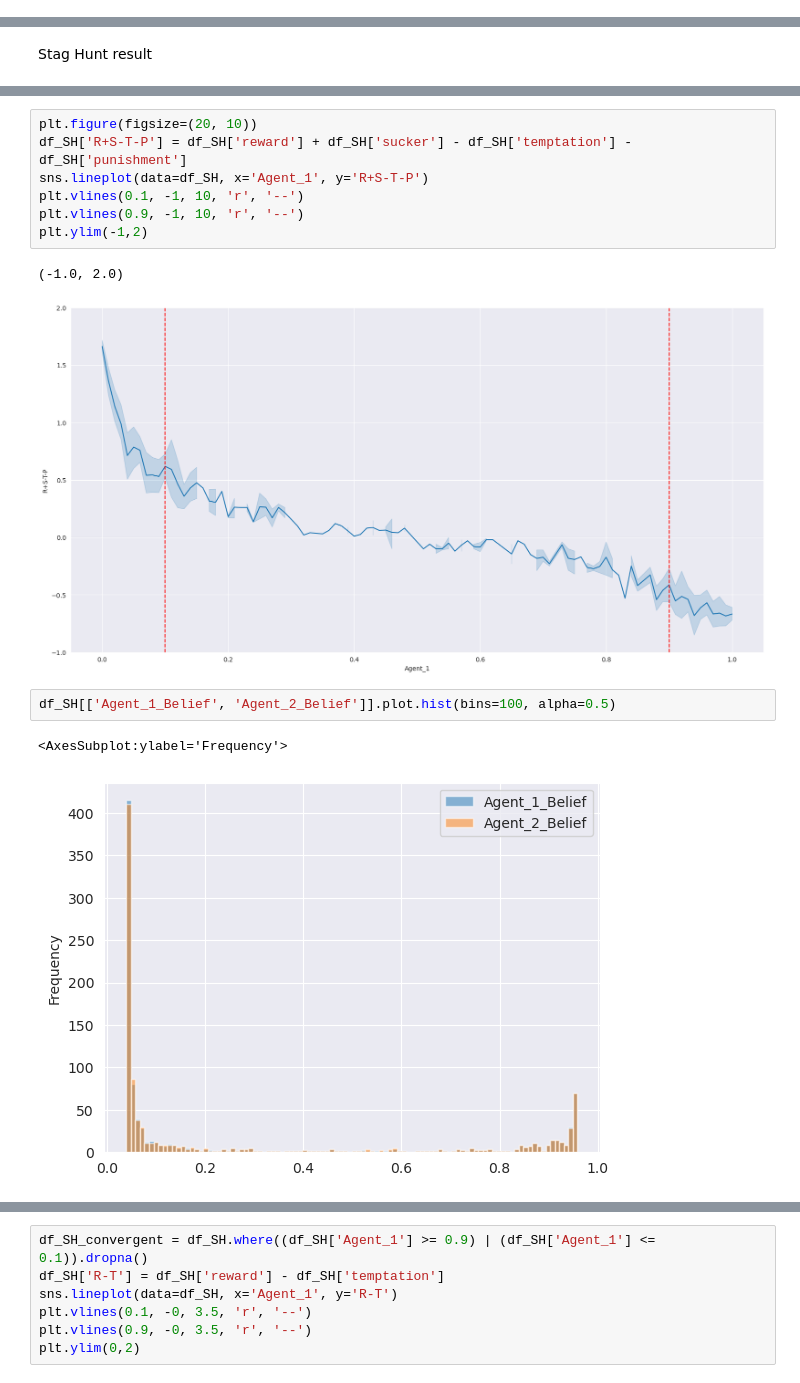
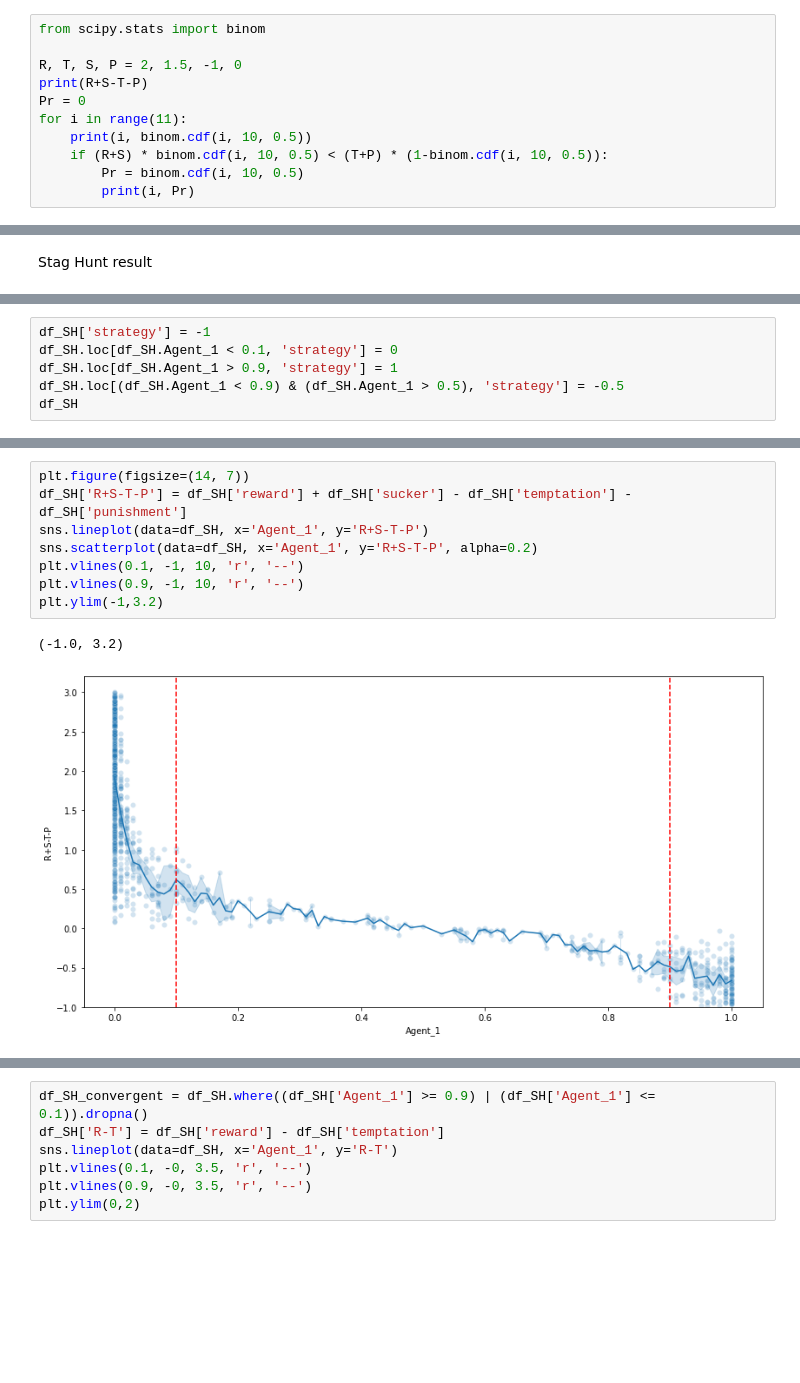
Before and after one commit to HarryZhangHH/EpisodicDRQN, a Jupyter notebook: fictitious_play_experiment.ipynb, the cells around one changed output, grey strips where cells are left out. Saved outputs shown, nothing was run; the diff lists cells and outputs as text; blank space fills up the shorter version.

```diff
--- a/fictitious_play_experiment.ipynb
+++ b/fictitious_play_experiment.ipynb
@@ -21,3 +22,14 @@ N_EPISODES = 100
 EPOCH = 100
 seed = 42
 np.random.seed(seed)
+# %%
+from scipy.stats import binom
+
+R, T, S, P = 2, 1.5, -1, 0
+print(R+S-T-P)
+Pr = 0
+for i in range(11):
+    print(i, binom.cdf(i, 10, 0.5))
+    if (R+S) * binom.cdf(i, 10, 0.5) < (T+P) * (1-binom.cdf(i, 10, 0.5)):
+        Pr = binom.cdf(i, 10, 0.5)
+        print(i, Pr)
@@ -147,0 +220,6 @@ df_SH[['Agent_1', 'Agent_2']].plot.hist(bins=100, alpha=0.5)
+# %%
+df_SH['strategy'] = -1
+df_SH.loc[df_SH.Agent_1 < 0.1, 'strategy'] = 0
+df_SH.loc[df_SH.Agent_1 > 0.9, 'strategy'] = 1
+df_SH.loc[(df_SH.Agent_1 < 0.9) & (df_SH.Agent_1 > 0.5), 'strategy'] = -0.5
+df_SH
@@ -148,15 +299,11 @@ df_SH[['Agent_1', 'Agent_2']].plot.hist(bins=100, alpha=0.5)
 # %%
-plt.figure(figsize=(20, 10))
+plt.figure(figsize=(14, 7))
 df_SH['R+S-T-P'] = df_SH['reward'] + df_SH['sucker'] - df_SH['temptation'] - df_SH['punishment']
 sns.lineplot(data=df_SH, x='Agent_1', y='R+S-T-P')
+sns.scatterplot(data=df_SH, x='Agent_1', y='R+S-T-P', alpha=0.2)
 plt.vlines(0.1, -1, 10, 'r', '--')
 plt.vlines(0.9, -1, 10, 'r', '--')
-plt.ylim(-1,2)
+plt.ylim(-1,3.2)
 # %% [output]
-(-1.0, 2.0)
+(-1.0, 3.2)
-[figure, old version]
+[figure, new version]
-# %%
-df_SH[['Agent_1_Belief', 'Agent_2_Belief']].plot.hist(bins=100, alpha=0.5)
-# %% [output]
-<AxesSubplot:ylabel='Frequency'>
-[figure, removed]
```
Also changed, not shown: parts of 13 cells of this notebook.
